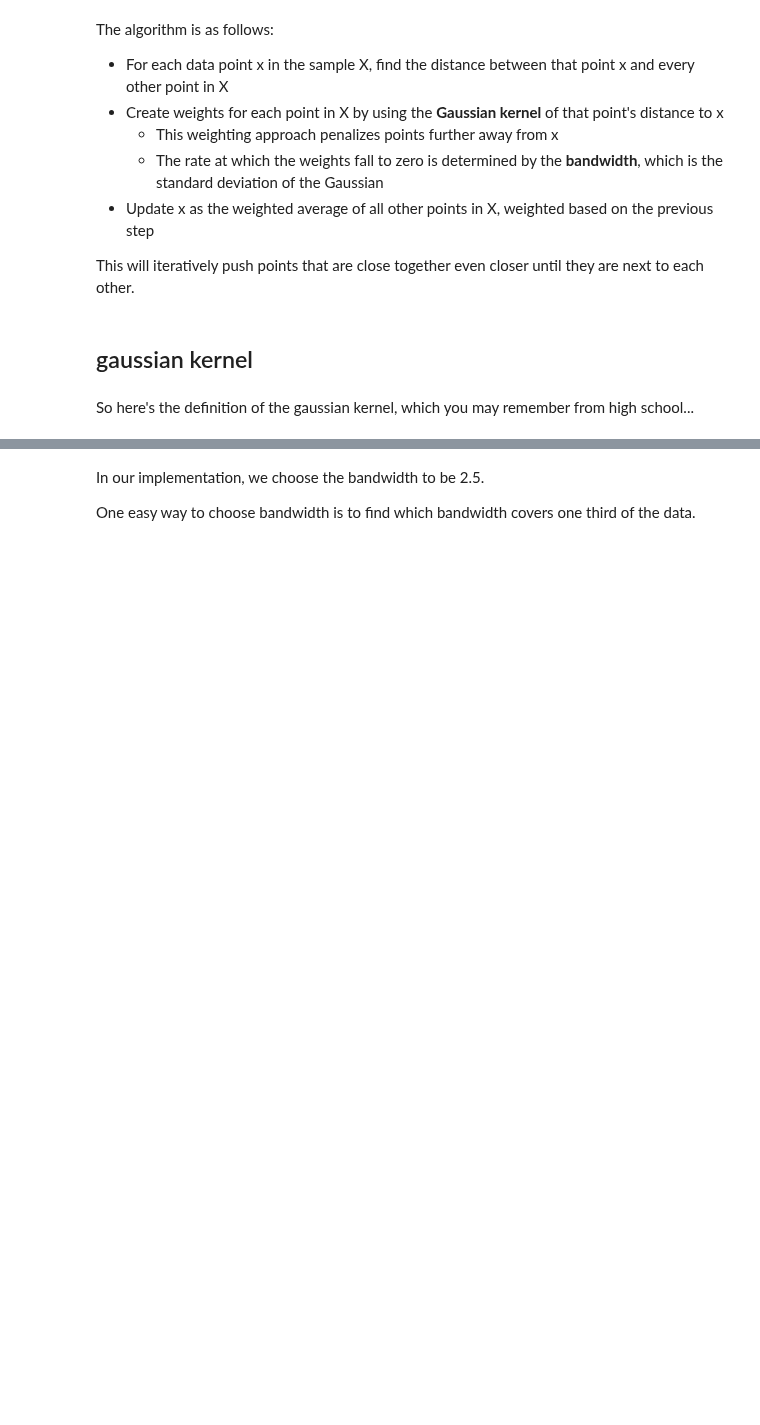
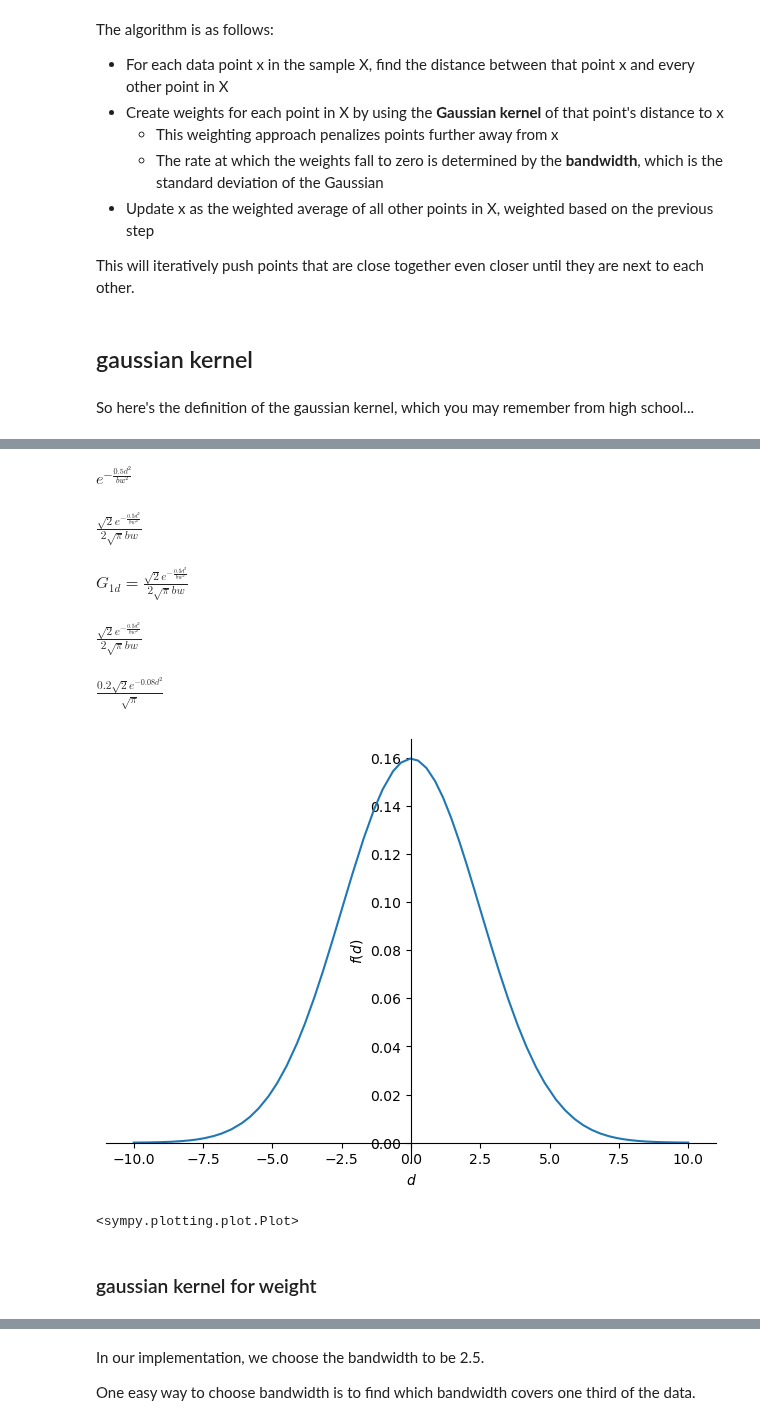
Before and after one commit to EmbraceLife/fastdebug, a Jupyter notebook: nbs/lib/groundup_004_meanshift.ipynb, the cells around one changed output, grey strips where cells are left out. Drawn from its saved outputs; the diff is of its cells as text; code cells hidden in the pictures; blank space fills up the shorter version.

```diff
--- a/nbs/lib/groundup_004_meanshift.ipynb
+++ b/nbs/lib/groundup_004_meanshift.ipynb
@@ -198,0 +277,27 @@ So here's the definition of the gaussian kernel, which you may remember from hig
+# %%
+exp(-0.5*((d/bw))**2)
+# %% [output]
+$\displaystyle e^{- \frac{0.5 d^{2}}{bw^{2}}}$
+# %%
+expr = exp(-0.5*((d/bw))**2)/(bw*sqrt(2*pi))
+expr
+# %% [output]
+$\displaystyle \frac{\sqrt{2} e^{- \frac{0.5 d^{2}}{bw^{2}}}}{2 \sqrt{\pi} bw}$
+# %%
+Eq(G_1d, expr)
+# %% [output]
+$\displaystyle G_{1d} = \frac{\sqrt{2} e^{- \frac{0.5 d^{2}}{bw^{2}}}}{2 \sqrt{\pi} bw}$
+# %%
+expr
+expr1 = expr.subs({bw: 2.5})
+expr1
+# %% [output]
+$\displaystyle \frac{\sqrt{2} e^{- \frac{0.5 d^{2}}{bw^{2}}}}{2 \sqrt{\pi} bw}$
+$\displaystyle \frac{0.2 \sqrt{2} e^{- 0.08 d^{2}}}{\sqrt{\pi}}$
+# %%
+plot(expr1)
+# %% [output]
+[figure, added]
+<sympy.plotting.plot.Plot>
+# %% [markdown]
+### gaussian kernel for weight
```
Also changed, not shown: parts of 40 cells of this notebook, 36 other files.
